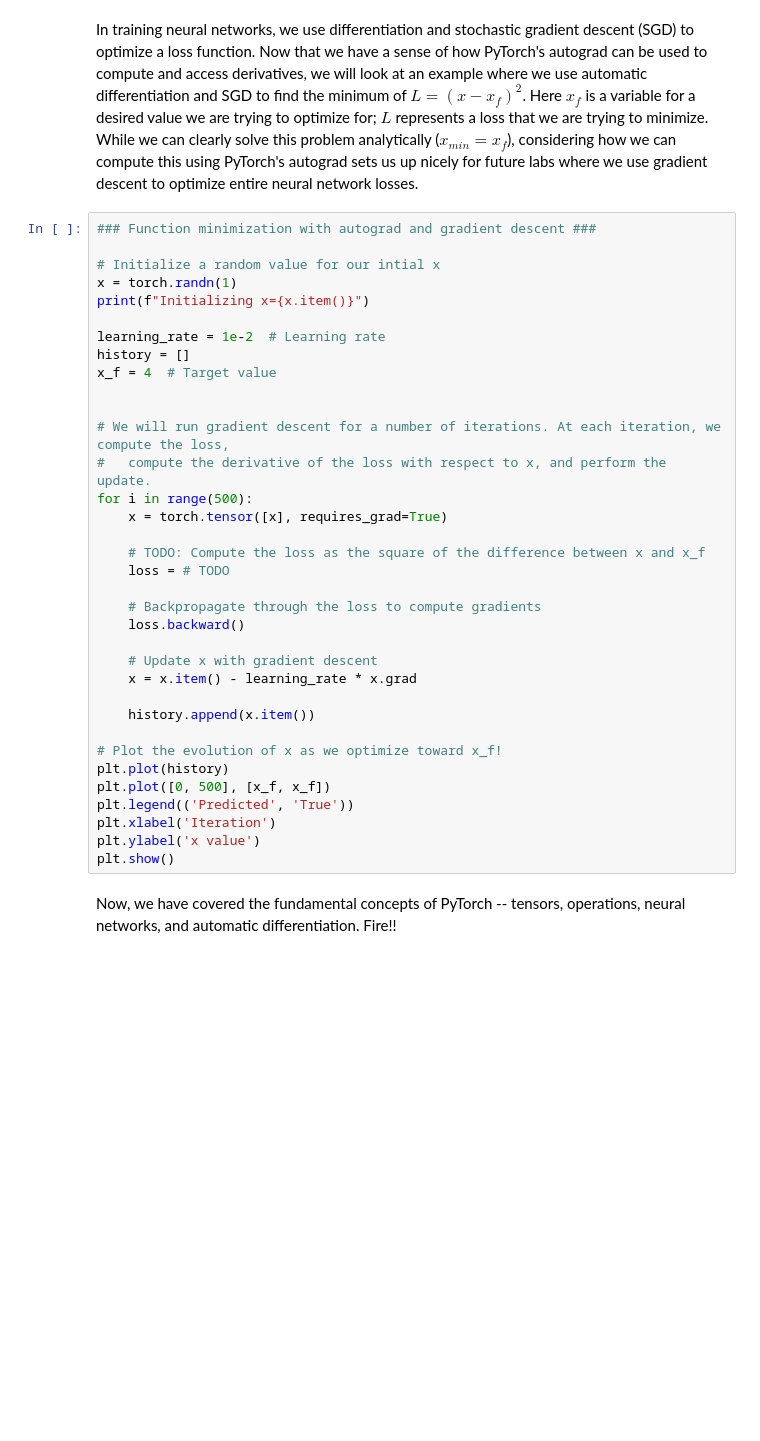
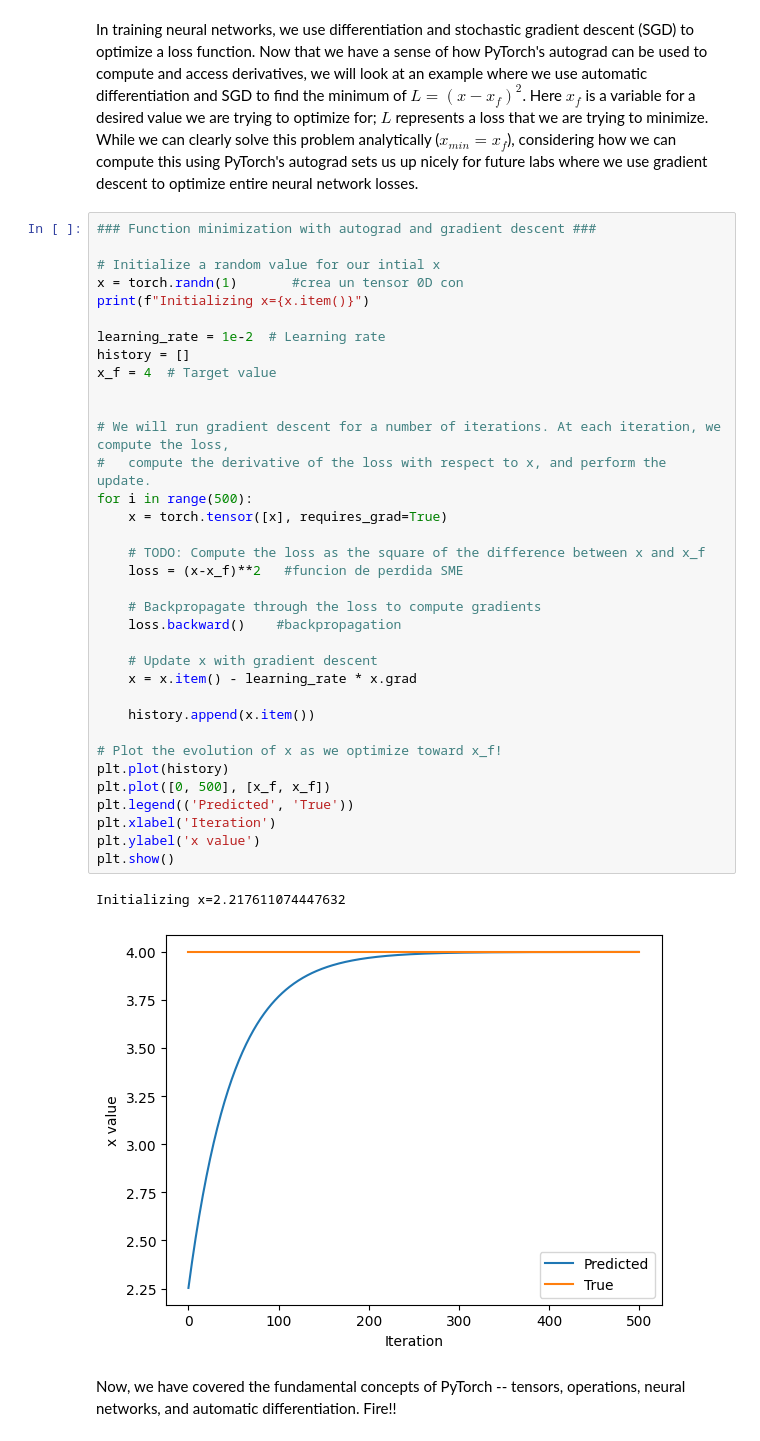
Before and after one commit to diperezp/Analisis_Se-al_2025_1, a Jupyter notebook: lab1/PT_Part1_Intro.ipynb, the cells around one changed output. Drawn from its saved outputs; the diff is of its cells as text; blank space fills up the shorter version.

```diff
--- a/lab1/PT_Part1_Intro.ipynb
+++ b/lab1/PT_Part1_Intro.ipynb
@@ -307,36 +351,39 @@ In training neural networks, we use differentiation and stochastic gradient desc
 ### Function minimization with autograd and gradient descent ###
 
 # Initialize a random value for our intial x
-x = torch.randn(1)
+x = torch.randn(1)       #crea un tensor 0D con
 print(f"Initializing x={x.item()}")
 
 learning_rate = 1e-2  # Learning rate
 history = []
 x_f = 4  # Target value
 
 
 # We will run gradient descent for a number of iterations. At each iteration, we compute the loss,
 #   compute the derivative of the loss with respect to x, and perform the update.
 for i in range(500):
     x = torch.tensor([x], requires_grad=True)
 
     # TODO: Compute the loss as the square of the difference between x and x_f
-    loss = # TODO
+    loss = (x-x_f)**2   #funcion de perdida SME
 
     # Backpropagate through the loss to compute gradients
-    loss.backward()
+    loss.backward()    #backpropagation
 
     # Update x with gradient descent
     x = x.item() - learning_rate * x.grad
 
     history.append(x.item())
 
 # Plot the evolution of x as we optimize toward x_f!
 plt.plot(history)
 plt.plot([0, 500], [x_f, x_f])
 plt.legend(('Predicted', 'True'))
 plt.xlabel('Iteration')
 plt.ylabel('x value')
 plt.show()
+# %% [output]
+Initializing x=2.217611074447632
+[figure, added]
 # %% [markdown]
 Now, we have covered the fundamental concepts of PyTorch -- tensors, operations, neural networks, and automatic differentiation. Fire!!
```
Also changed, not shown: parts of 14 cells of this notebook.
